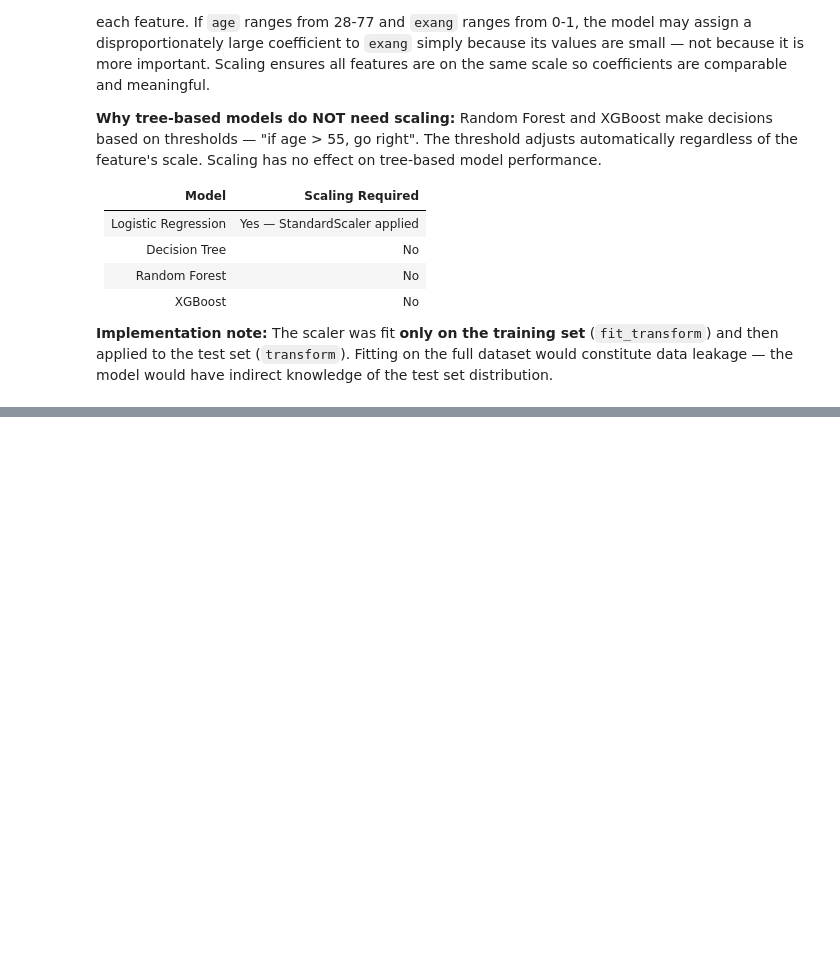
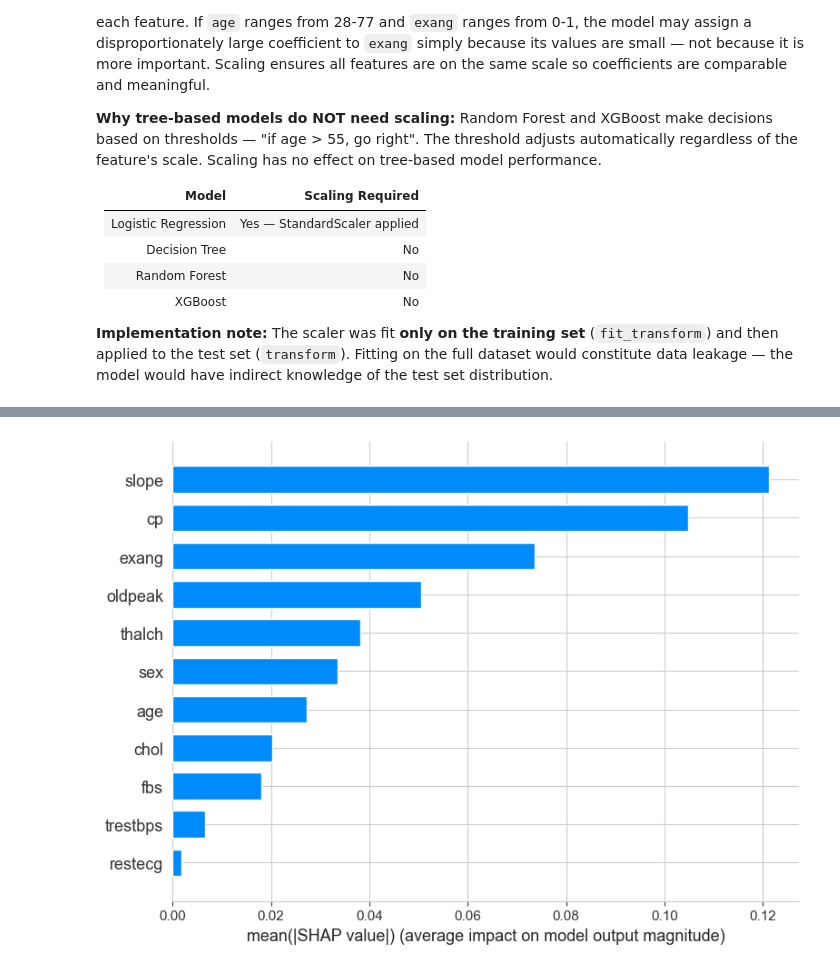
Before and after one commit to JoaquinCar/heart-disease-risk-predictor, a Jupyter notebook: modeling/modeling.ipynb, the cells around one changed output, grey strips where cells are left out. Drawn from its saved outputs; the diff is of its cells as text; code cells hidden in the pictures; blank space fills up the shorter version.

```diff
--- a/modeling/modeling.ipynb
+++ b/modeling/modeling.ipynb
@@ -130,0 +402,6 @@ Logistic Regression w/ Stratified K-Fold
+# %%
+shap.summary_plot(shap_values[:, :, 1], X_test,
+                  feature_names=X_test.columns.tolist(),
+                  plot_type='bar')
+# %% [output]
+[figure, added]
```
Also changed, not shown: parts of 21 cells of this notebook, 1 other file.
